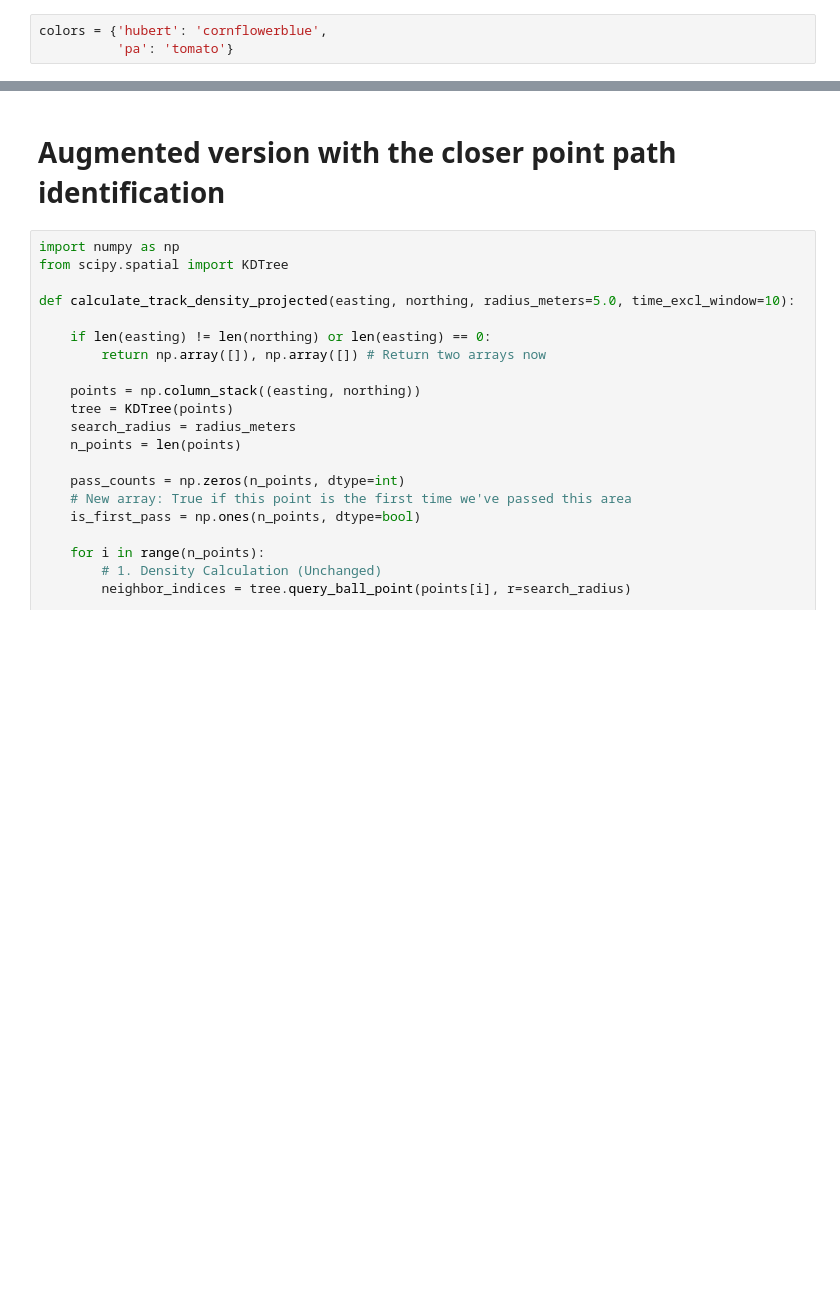
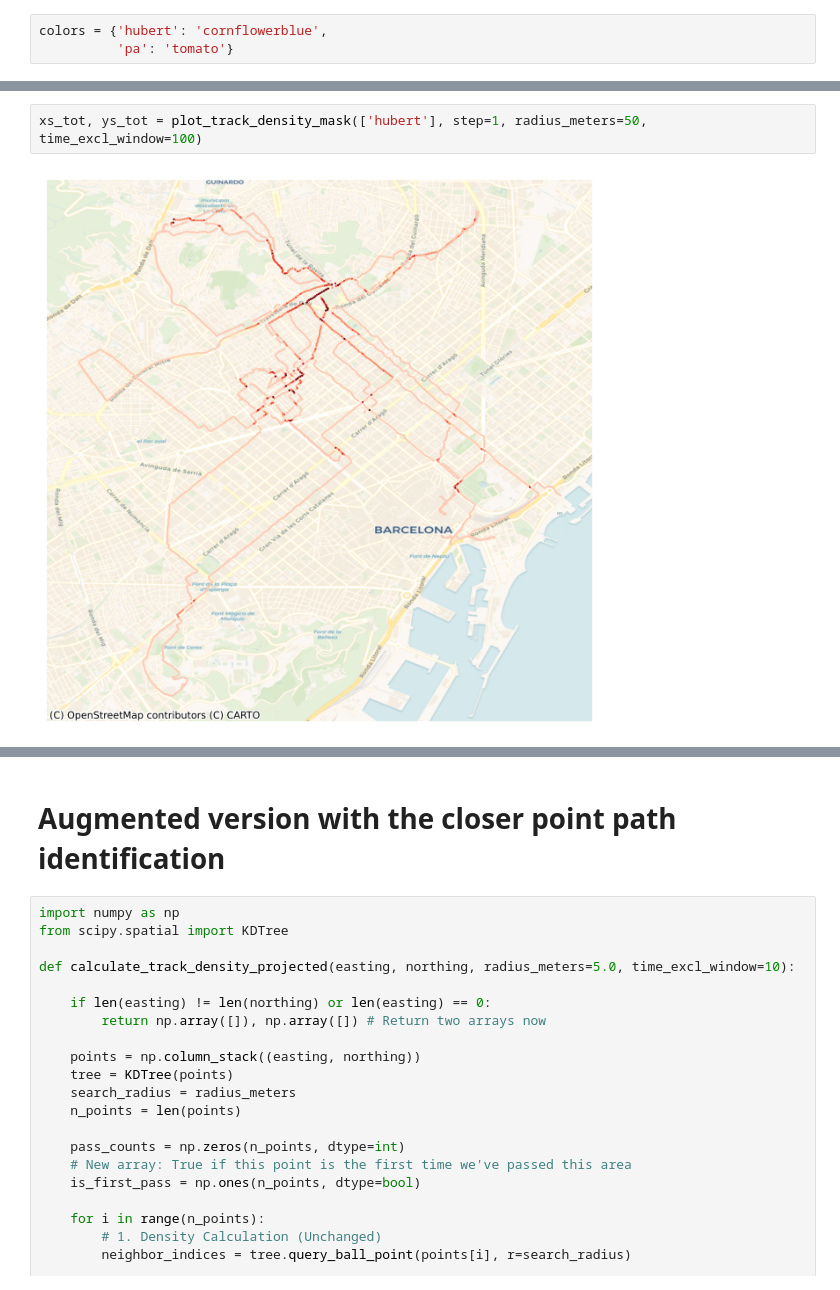
Before and after one commit to Hbretonniere/bike_it, a Jupyter notebook: explore.ipynb, the cells around one changed output, grey strips where cells are left out. Saved outputs shown, nothing was run; the diff lists cells and outputs as text; blank space fills up the shorter version.

```diff
--- a/explore.ipynb
+++ b/explore.ipynb
@@ -180 +152,5 @@ def plot_track(users):
+# %%
+xs_tot, ys_tot = plot_track_density_mask(['hubert'], step=1, radius_meters=50, time_excl_window=100)
+# %% [output]
+[figure, added]
 # %%
```
Also changed, not shown: parts of 12 cells of this notebook, 10 other files.
